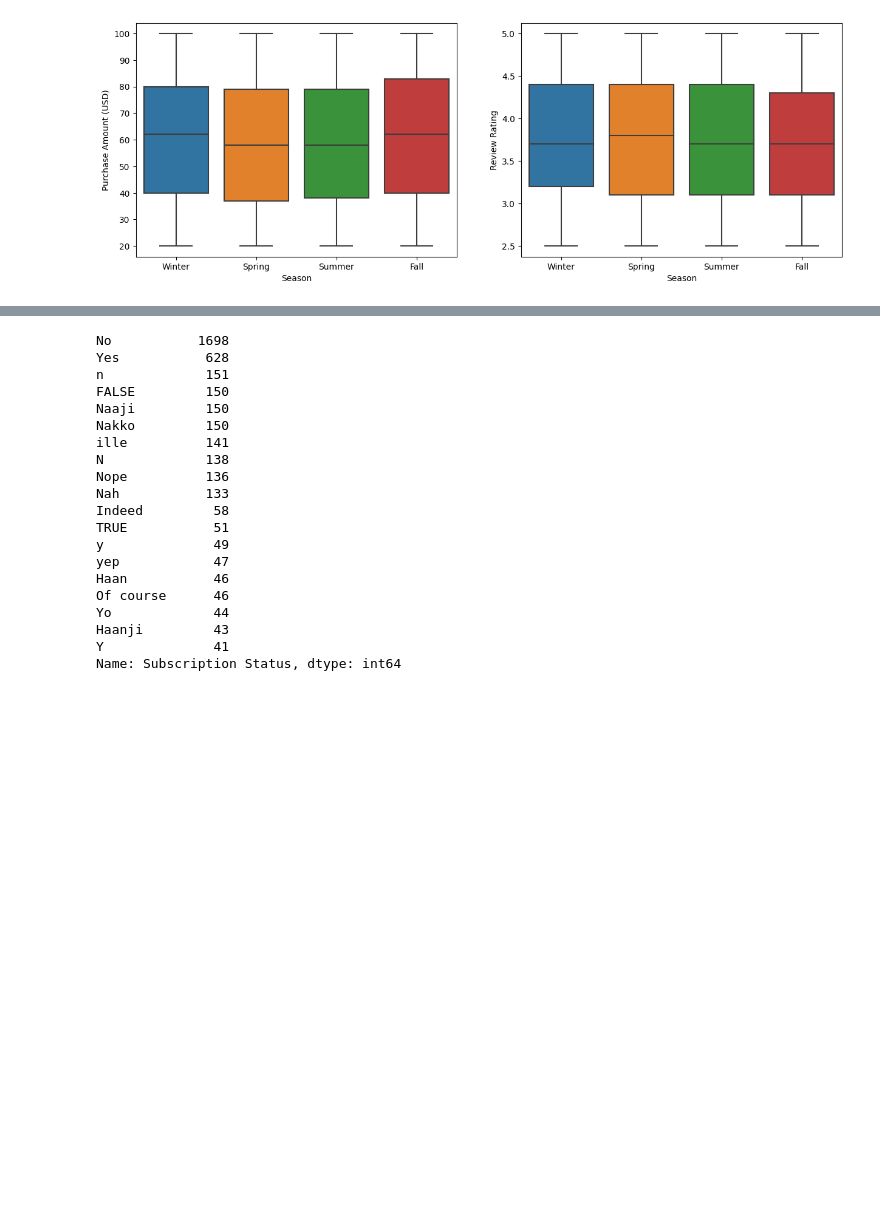
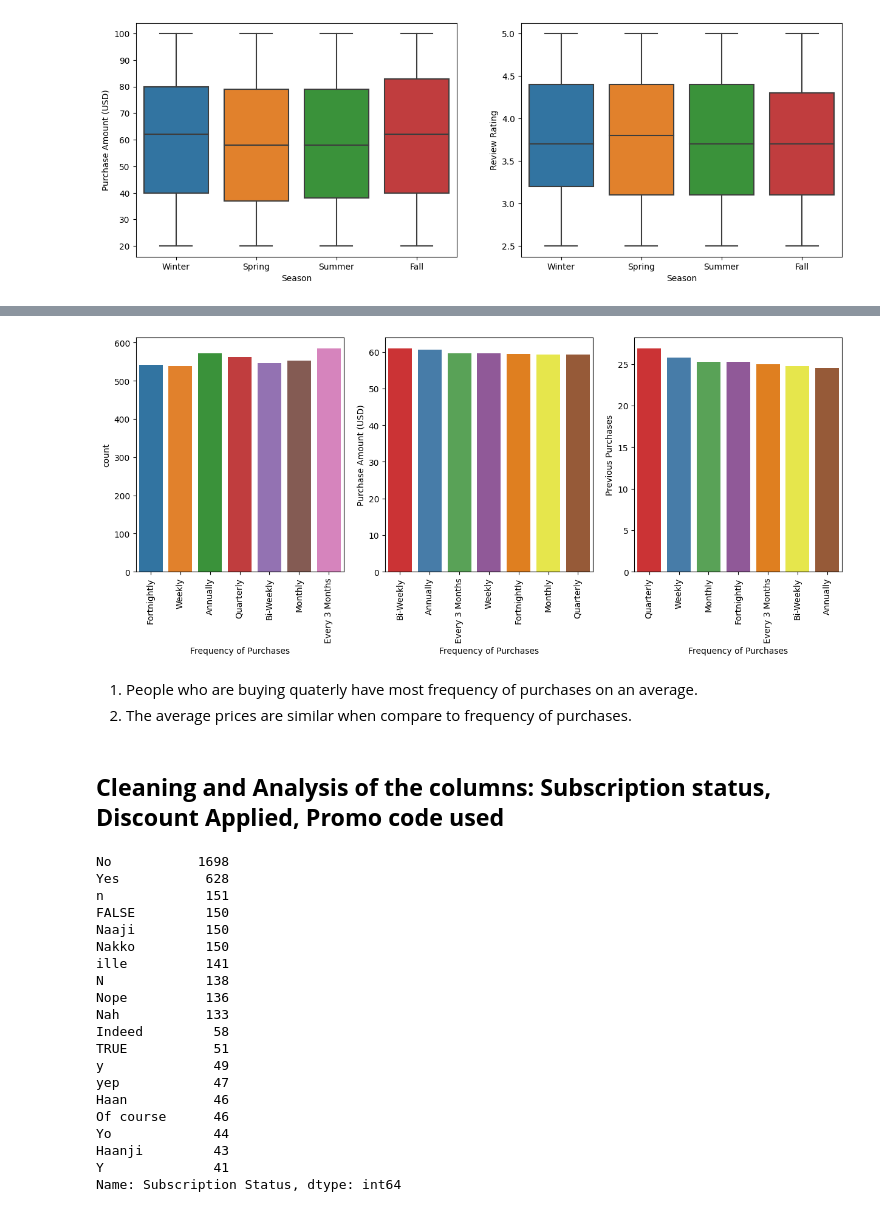
Before and after one commit to devroopsaha744/Data-Analytics-project-on-Used-Cards-Dataset, a Jupyter notebook: MLCOE_TASK_1_eda_Part2.ipynb, the cells around one changed output, grey strips where cells are left out. Saved outputs shown, nothing was run; the diff lists cells and outputs as text; code cells hidden in the pictures; blank space fills up the shorter version.

```diff
--- a/MLCOE_TASK_1_eda_Part2.ipynb
+++ b/MLCOE_TASK_1_eda_Part2.ipynb
@@ -499,0 +605,3 @@ sns.boxplot(x = 'Season', y = 'Review Rating', data = df, ax = axes[1])
+# %%
+fop = pd.DataFrame(df.groupby('Frequency of Purchases')['Previous Purchases'].mean()).reset_index().sort_values(by = 'Previous Purchases', ascending = False)
+fop
@@ -499,0 +617,3 @@ sns.boxplot(x = 'Season', y = 'Review Rating', data = df, ax = axes[1])
+# %%
+fop1 = pd.DataFrame(df.groupby('Frequency of Purchases')['Purchase Amount (USD)'].mean()).reset_index().sort_values(by = 'Purchase Amount (USD)', ascending = False)
+fop1
@@ -500,3 +629,19 @@ sns.boxplot(x = 'Season', y = 'Review Rating', data = df, ax = axes[1])
+# %%
+fig, axes = plt.subplots(1,3, figsize = (15,5))
+sns.barplot(x = 'Frequency of Purchases', y = 'Purchase Amount (USD)', data = fop1, palette = 'Set1', ax = axes[1])
+sns.barplot(x = 'Frequency of Purchases', y = 'Previous Purchases', data = fop, palette = 'Set1', ax = axes[2])
+sns.countplot(x='Frequency of Purchases', data = df, ax = axes[0])
+axes[0].set_xticklabels(axes[0].get_xticklabels(), rotation=90)
+axes[1].set_xticklabels(axes[1].get_xticklabels(), rotation=90)
+axes[2].set_xticklabels(axes[2].get_xticklabels(), rotation=90)
+plt.show()
+# %% [output]
+[figure, added]
+# %% [markdown]
+1. People who are buying quaterly have most frequency of purchases on an average.
+2. The average prices are similar when compare to frequency of purchases.
+# %% [markdown]
+## **Cleaning and Analysis of the columns: Subscription status, Discount Applied, Promo code used**
 # %%
 df['Subscription Status'].value_counts()
 # %% [output]
```
Also changed, not shown: parts of 28 cells of this notebook.
